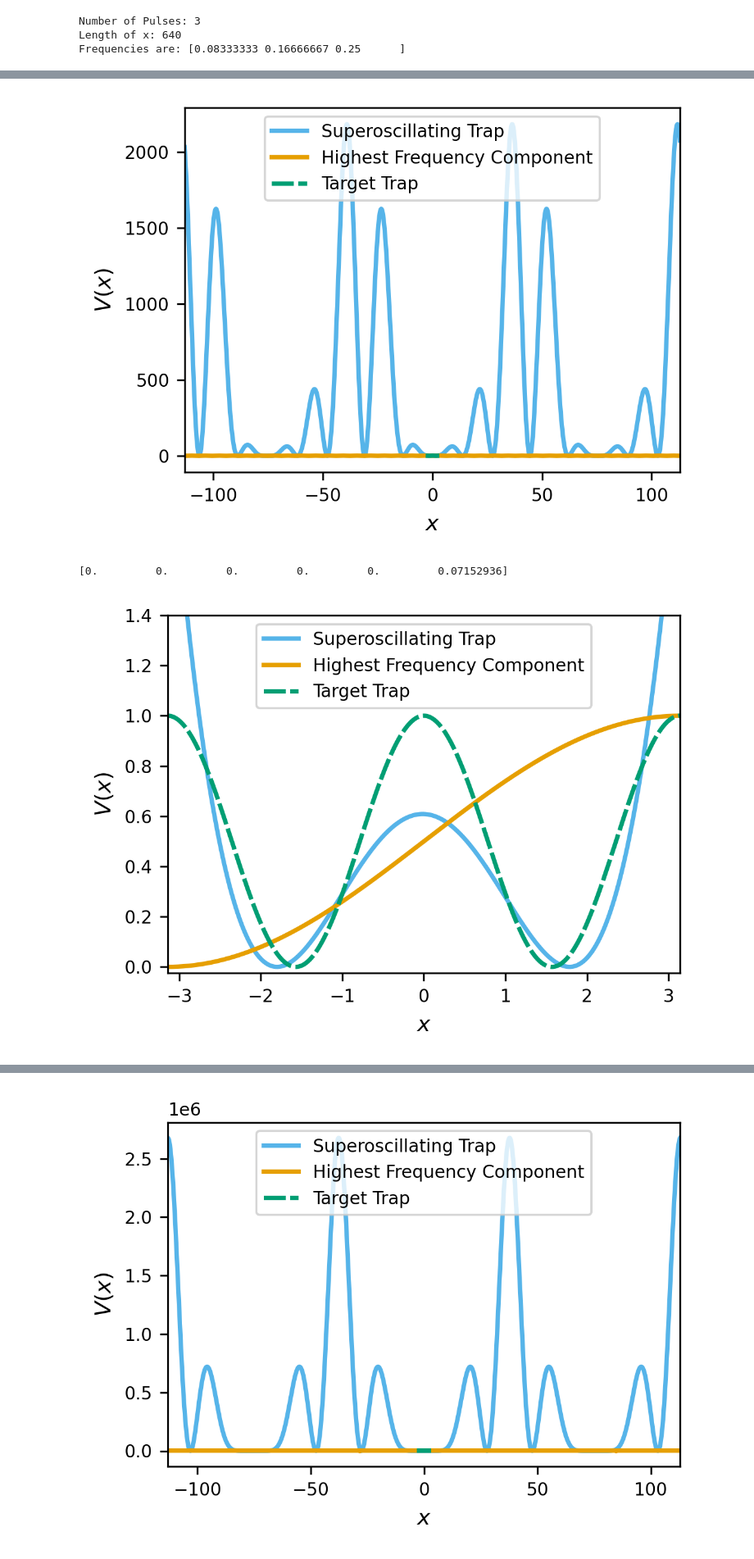
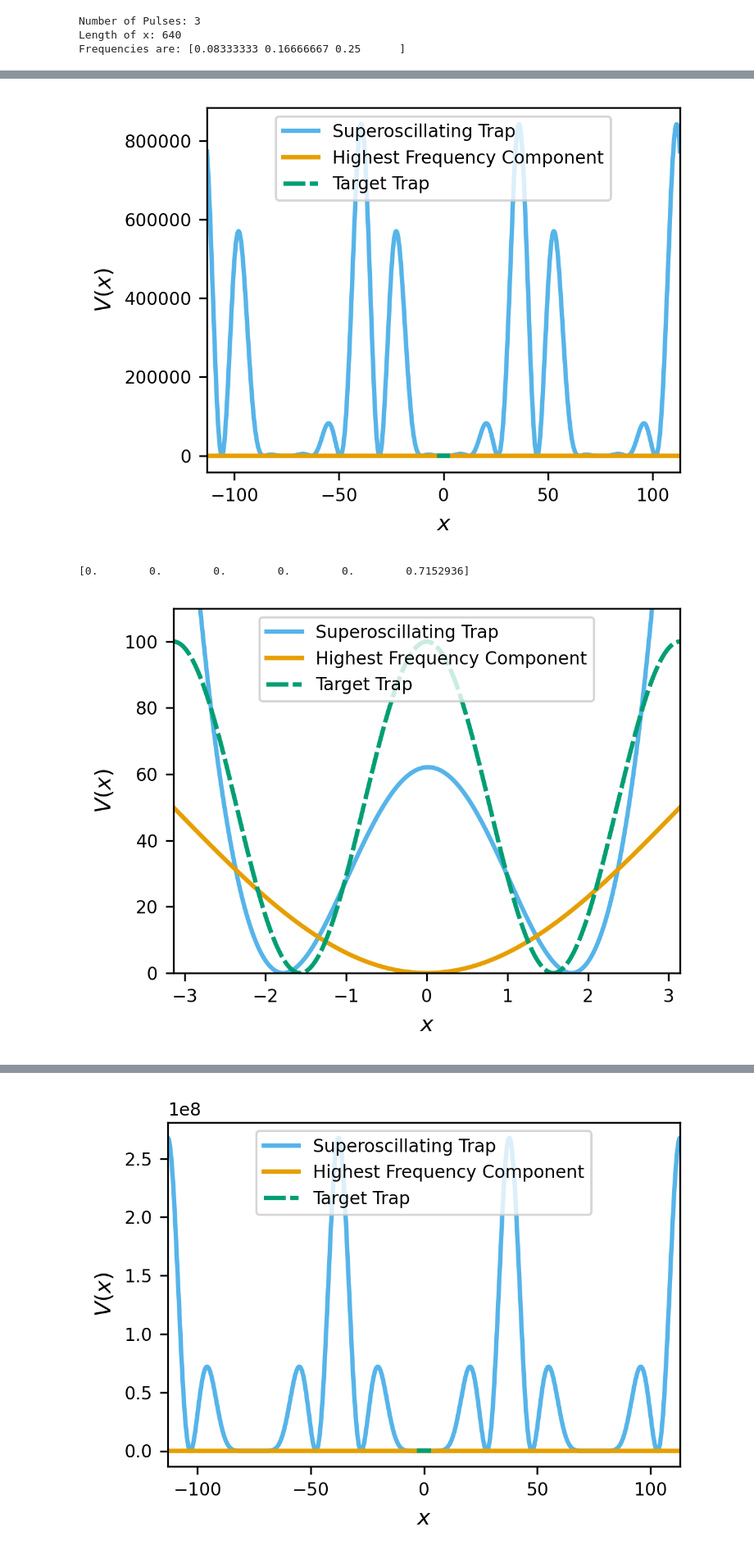
Before and after one commit to dustindberg/GPE, a Jupyter notebook: BEC_TrappingwSpatialSuperoscilations.ipynb, the cells around one changed output, grey strips where cells are left out. Shown at 82% size. Cells and saved outputs as stored; diff of their text form; code cells hidden in the pictures.

```diff
--- a/BEC_TrappingwSpatialSuperoscilations.ipynb
+++ b/BEC_TrappingwSpatialSuperoscilations.ipynb
@@ -43,9 +43,10 @@ os.environ['MKL_NUM_THREADS'] = '{}'.format(threads)
 Define default params and use the default utility for saving
 """
 k = 1
+ampl = 10
 x_win = np.pi/k
 x_lim = 36 * np.pi
-x_res = 2 ** 10
+x_res = 2 ** 14
 dx = 2. * x_lim / x_res
 
 # Number of pulses
@@ -55,11 +56,13 @@ eps = 1e-4
 k_max = 0.25 * k
 named_params = {
     'tgt_freq': k,
+    'tgt_amplitutde':ampl,
     'pulses': n,
     'max_freq': k_max,
     'x_window': round(x_win, 2),
     'x_bounds': round(x_lim, 2),
     'eps': eps,
+    'res': x_res,
 }
 params = copy.deepcopy(named_params)
 file_path, file_name= utlt.build_saves_tag(params_list=named_params, unique_identifier='SCF_Fitting', parent_directory='Archive_Data/Superoscilations')
@@ -80,7 +82,7 @@ def Phi_transform(time, frequency, amplitude_1, amplitude_2):
 k = 1
 x = np.linspace(-x_win, x_win, 500)
 zoom_out_x = (np.arange(x_res) - x_res / 2) * dx
-target_barrier = Phi(k, x, phase=np.pi/2) #* (x < 0.75/k) * (x > -0.75/k)
+target_barrier = Phi(k, x, amplitude = ampl, phase=np.pi/2) #* (x < 0.75/k) * (x > -0.75/k)
 plt.plot(x, np.abs(target_barrier) ** 2, color=ok['green'])
 plt.xlabel('$x$')
 plt.ylabel('$V(x)$')
@@ -282,7 +285,7 @@ plt.show()
 best_fit_zoom = phi_func(opt_vals, zoom_out_x)
 
 plt.plot(zoom_out_x, best_fit_zoom ** 2, label='Superoscillating Trap')
-plt.plot(zoom_out_x, Phi(zoom_out_x, k/2) ** 2, label='Highest Frequency Component')
+plt.plot(zoom_out_x, Phi(zoom_out_x, k/2, amplitude=ampl) ** 2, label='Highest Frequency Component')
 plt.plot(x, target_barrier ** 2, linestyle=(0, (5, 1)), label='Target Trap')
 plt.xlabel('$x$')
 plt.ylabel('$V(x)$')
@@ -293,34 +296,34 @@ plt.savefig(f'{file_path}/{file_name}_ResultsZoomed.png')
 #plt.savefig('./Plots/Presentation/ResultsZoomed.pdf')
 plt.show()
 # %% [output]
-[figure, old version]
+[figure, new version]
 # %%
 ############################################################################
 #
 # Get the best result for minimization of the alternative objective function
 #
 ############################################################################
 
 result_alt.sort(key=lambda _: _[0])
 opt_vals_alt = result_alt[0][1]
 best_fit_alt = phi_func(opt_vals, x)
 print(opt_vals_alt)
 
 plt.plot(x, np.abs(best_fit_alt) ** 2, label='Superoscillating Trap')
-plt.plot(x, np.abs(Phi_transform(x, k_max, 1/np.sqrt(2), 1/np.sqrt(2))) ** 2, label='Highest Frequency Component')
+plt.plot(x, np.abs(Phi(x, k_max, amplitude=ampl)) ** 2, label='Highest Frequency Component')
 plt.plot(x, np.abs(target_barrier) ** 2, linestyle=(0, (5, 1)), label='Target Trap')
 plt.xlabel('$x$')
 plt.ylabel('$ V(x)$')
 plt.xlim(x[0], x[-1])
-plt.ylim(-0.025, 1.4)
+plt.ylim(-0.025, 1.1*ampl**2)
 plt.legend(loc='upper center')
 plt.tight_layout()
 plt.savefig(f'{file_path}/{file_name}_Results_alt.png')
 #plt.savefig('./Plots/Presentation/Results_alt.pdf')
 plt.show()
 # %% [output]
-[0.         0.         0.         0.         0.         0.07152936]
+[0.        0.        0.        0.        0.        0.7152936]
-[figure, old version]
+[figure, new version]
 # %%
 #########################################################################
 #
```
Also changed, not shown: parts of 10 cells of this notebook.
